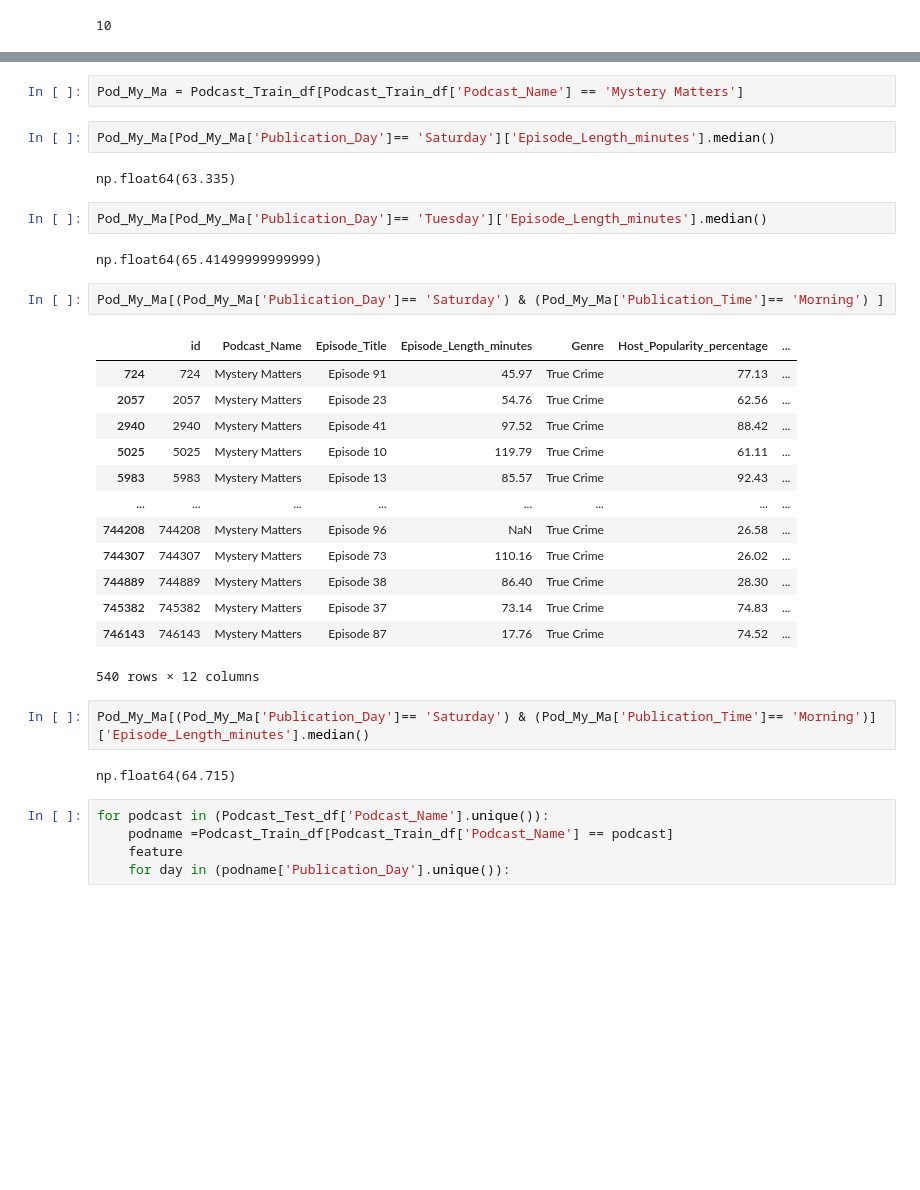
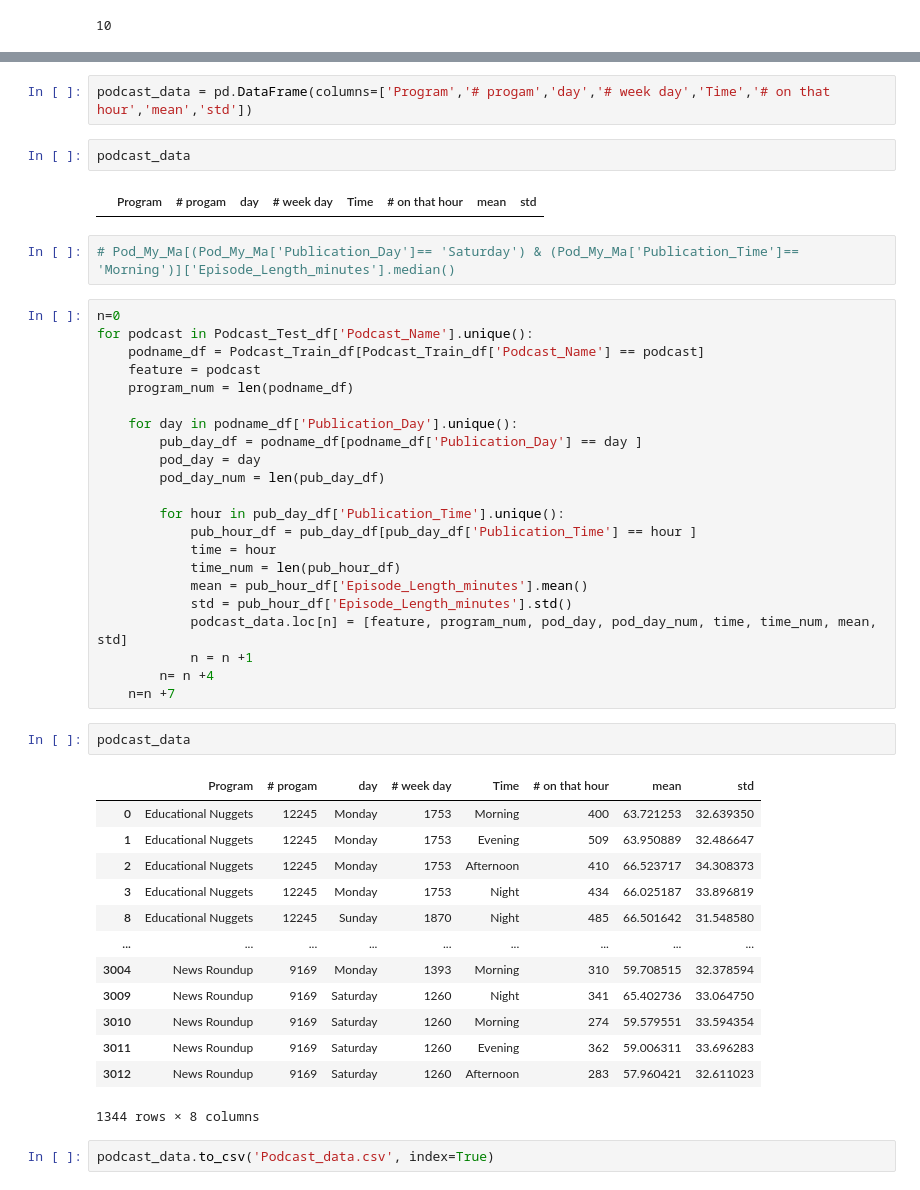
Before and after one commit to Juan-LobosMartin/Podcast, a Jupyter notebook: Study_Features.ipynb, the cells around one changed output, grey strips where cells are left out. Saved outputs shown, nothing was run; the diff lists cells and outputs as text; blank space fills up the shorter version.

```diff
--- a/Study_Features.ipynb
+++ b/Study_Features.ipynb
@@ -61,35 +78,48 @@ len(Podcast_Test_df['Genre'].value_counts())
 # %%
-Pod_My_Ma = Podcast_Train_df[Podcast_Train_df['Podcast_Name'] == 'Mystery Matters']
+podcast_data = pd.DataFrame(columns=['Program','# progam','day','# week day','Time','# on that hour','mean','std'])
 # %%
-Pod_My_Ma[Pod_My_Ma['Publication_Day']== 'Saturday']['Episode_Length_minutes'].median()
+podcast_data
 # %% [output]
-np.float64(63.335)
+|  | Program | # progam | day | # week day | Time | # on that hour | mean | std |
-# %%
-Pod_My_Ma[Pod_My_Ma['Publication_Day']== 'Tuesday']['Episode_Length_minutes'].median()
-# %% [output]
-np.float64(65.41499999999999)
-# %%
-Pod_My_Ma[(Pod_My_Ma['Publication_Day']== 'Saturday') & (Pod_My_Ma['Publication_Time']== 'Morning') ]
-# %% [output]
-|  | id | Podcast_Name | Episode_Title | Episode_Length_minutes | Genre | Host_Popularity_percentage | ... |
-| 724 | 724 | Mystery Matters | Episode 91 | 45.97 | True Crime | 77.13 | ... |
-| 2057 | 2057 | Mystery Matters | Episode 23 | 54.76 | True Crime | 62.56 | ... |
-| 2940 | 2940 | Mystery Matters | Episode 41 | 97.52 | True Crime | 88.42 | ... |
-| 5025 | 5025 | Mystery Matters | Episode 10 | 119.79 | True Crime | 61.11 | ... |
-| 5983 | 5983 | Mystery Matters | Episode 13 | 85.57 | True Crime | 92.43 | ... |
-| ... | ... | ... | ... | ... | ... | ... | ... |
-| 744208 | 744208 | Mystery Matters | Episode 96 | NaN | True Crime | 26.58 | ... |
-| 744307 | 744307 | Mystery Matters | Episode 73 | 110.16 | True Crime | 26.02 | ... |
-| 744889 | 744889 | Mystery Matters | Episode 38 | 86.40 | True Crime | 28.30 | ... |
-| 745382 | 745382 | Mystery Matters | Episode 37 | 73.14 | True Crime | 74.83 | ... |
-| 746143 | 746143 | Mystery Matters | Episode 87 | 17.76 | True Crime | 74.52 | ... |
-540 rows × 12 columns
 # %%
-Pod_My_Ma[(Pod_My_Ma['Publication_Day']== 'Saturday') & (Pod_My_Ma['Publication_Time']== 'Morning')]['Episode_Length_minutes'].median()
+# Pod_My_Ma[(Pod_My_Ma['Publication_Day']== 'Saturday') & (Pod_My_Ma['Publication_Time']== 'Morning')]['Episode_Length_minutes'].median()
-# %% [output]
-np.float64(64.715)
 # %%
-for podcast in (Podcast_Test_df['Podcast_Name'].unique()):
-    podname =Podcast_Train_df[Podcast_Train_df['Podcast_Name'] == podcast]
-    feature
-    for day in (podname['Publication_Day'].unique()):
+n=0
+for podcast in Podcast_Test_df['Podcast_Name'].unique():
+    podname_df = Podcast_Train_df[Podcast_Train_df['Podcast_Name'] == podcast]
+    feature = podcast
+    program_num = len(podname_df)
+
+    for day in podname_df['Publication_Day'].unique():
+        pub_day_df = podname_df[podname_df['Publication_Day'] == day ]
+        pod_day = day
+        pod_day_num = len(pub_day_df)
+
+        for hour in pub_day_df['Publication_Time'].unique():
+            pub_hour_df = pub_day_df[pub_day_df['Publication_Time'] == hour ]
+            time = hour
+            time_num = len(pub_hour_df)
+            mean = pub_hour_df['Episode_Length_minutes'].mean()
+            std = pub_hour_df['Episode_Length_minutes'].std()
+            podcast_data.loc[n] = [feature, program_num, pod_day, pod_day_num, time, time_num, mean, std]
+            n = n +1
+        n= n +4
+    n=n +7
+# %%
+podcast_data
+# %% [output]
+|  | Program | # progam | day | # week day | Time | # on that hour | mean | std |
+| 0 | Educational Nuggets | 12245 | Monday | 1753 | Morning | 400 | 63.721253 | 32.639350 |
+| 1 | Educational Nuggets | 12245 | Monday | 1753 | Evening | 509 | 63.950889 | 32.486647 |
+| 2 | Educational Nuggets | 12245 | Monday | 1753 | Afternoon | 410 | 66.523717 | 34.308373 |
+| 3 | Educational Nuggets | 12245 | Monday | 1753 | Night | 434 | 66.025187 | 33.896819 |
+| 8 | Educational Nuggets | 12245 | Sunday | 1870 | Night | 485 | 66.501642 | 31.548580 |
+| ... | ... | ... | ... | ... | ... | ... | ... | ... |
+| 3004 | News Roundup | 9169 | Monday | 1393 | Morning | 310 | 59.708515 | 32.378594 |
+| 3009 | News Roundup | 9169 | Saturday | 1260 | Night | 341 | 65.402736 | 33.064750 |
+| 3010 | News Roundup | 9169 | Saturday | 1260 | Morning | 274 | 59.579551 | 33.594354 |
+| 3011 | News Roundup | 9169 | Saturday | 1260 | Evening | 362 | 59.006311 | 33.696283 |
+| 3012 | News Roundup | 9169 | Saturday | 1260 | Afternoon | 283 | 57.960421 | 32.611023 |
+1344 rows × 8 columns
+# %%
+podcast_data.to_csv('Podcast_data.csv', index=True)
```
Also changed, not shown: parts of 29 cells of this notebook, 3 other files.
